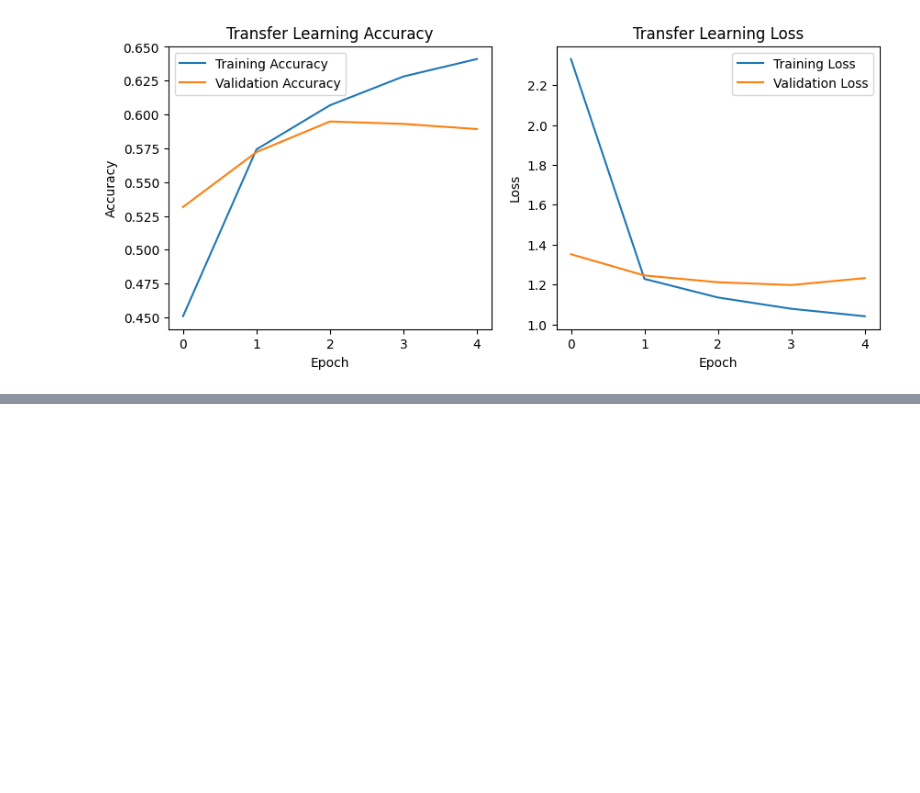
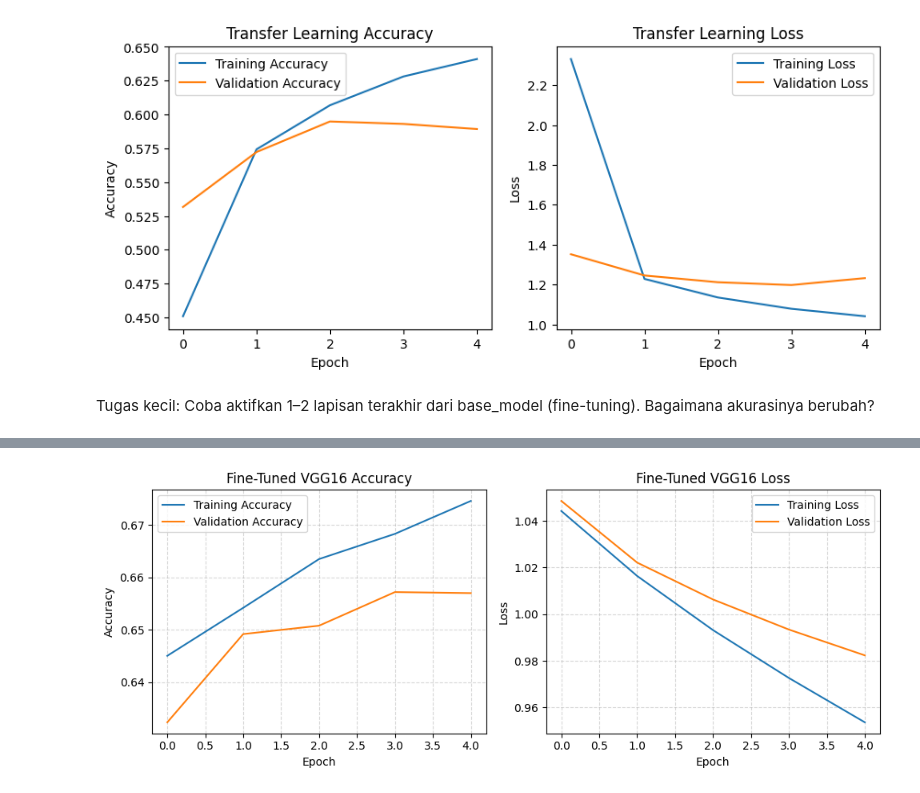
Before and after one commit to delafjr/computer-vision, a Jupyter notebook: jobsheet2.ipynb, the cells around one changed output, grey strips where cells are left out. Drawn from its saved outputs; the diff is of its cells as text; code cells hidden in the pictures; blank space fills up the shorter version.

```diff
--- a/jobsheet2.ipynb
+++ b/jobsheet2.ipynb
@@ -420,3 +422,76 @@ Epoch 4/5
 Epoch 5/5
 1407/1407 ━━━━━━━━━━━━━━━━━━━━ 566s 403ms/step - accuracy: 0.6410 - loss: 1.0408 - val_accuracy: 0.5892 - val_loss: 1.2320
 [figure]
+# %% [markdown]
+Tugas kecil: Coba aktifkan 1–2 lapisan terakhir dari base_model (fine-tuning). Bagaimana akurasinya berubah?
+# %%
+(x_train, y_train), (x_test, y_test) = cifar10.load_data()
+x_train = x_train.astype('float32') / 255.0
+x_test = x_test.astype('float32') / 255.0
+
+# load dan normalisasi data cifar-10
+base_model = VGG16(
+    weights='imagenet',
+    include_top=False,
+    input_shape=(32, 32, 3)
+)
+
+# fine tuning: aktifkan 2 layer terakhir dari base_model
+base_model.trainable = True
+for layer in base_model.layers[:-2]: # bekukan semua layer kecuali 2 terakhir
+  layer.trainable = False
+
+# menyusun arsitektur model klasifikasi
+model = models.Sequential([
+    base_model,
+    layers.Flatten(),
+    layers.Dense(128, activation='relu'),
+    layers.Dense(128, activation='softmax')
+])
+
+# komilasi layer (wajib menggunakan learning rate kecil saat fine-tuning)
+model.compile(
+    optimizer=tf.keras.optimizers.Adam(learning_rate=1e-5),
+    loss='sparse_categorical_crossentropy',
+    metrics=['accuracy']
+)
+
+# pelatihan model
+history = model.fit(
+    x_train,
+    y_train,
+    epochs=5,
+    validation_split=0.1
+)
+
+# eksekusi pelatihan model
+history = model.fit(
+    x_train,
+    y_train,
+    epochs=5,
+    validation_split=0.1
+)
+
+plt.figure(figsize=(10, 4))
+
+plt.subplot(1, 2, 1)
+plt.plot(history.history['accuracy'], label='Training Accuracy')
+plt.plot(history.history['val_accuracy'], label='Validation Accuracy')
+plt.title('Fine-Tuned VGG16 Accuracy')
+plt.xlabel('Epoch')
+plt.ylabel('Accuracy')
+plt.grid(True, linestyle='--', alpha=0.5)
+plt.legend()
+
+plt.subplot(1, 2, 2)
+plt.plot(history.history['loss'], label='Training Loss')
+plt.plot(history.history['val_loss'], label='Validation Loss')
+plt.title('Fine-Tuned VGG16 Loss')
+plt.xlabel('Epoch')
+plt.ylabel('Loss')
+plt.grid(True, linestyle='--', alpha=0.5)
+plt.legend()
+
+plt.tight_layout()
+plt.show()
+# %% [output]
@@ -422,0 +518 @@ Epoch 5/5
+[figure, added]
```
Also changed, not shown: parts of 7 cells of this notebook.
